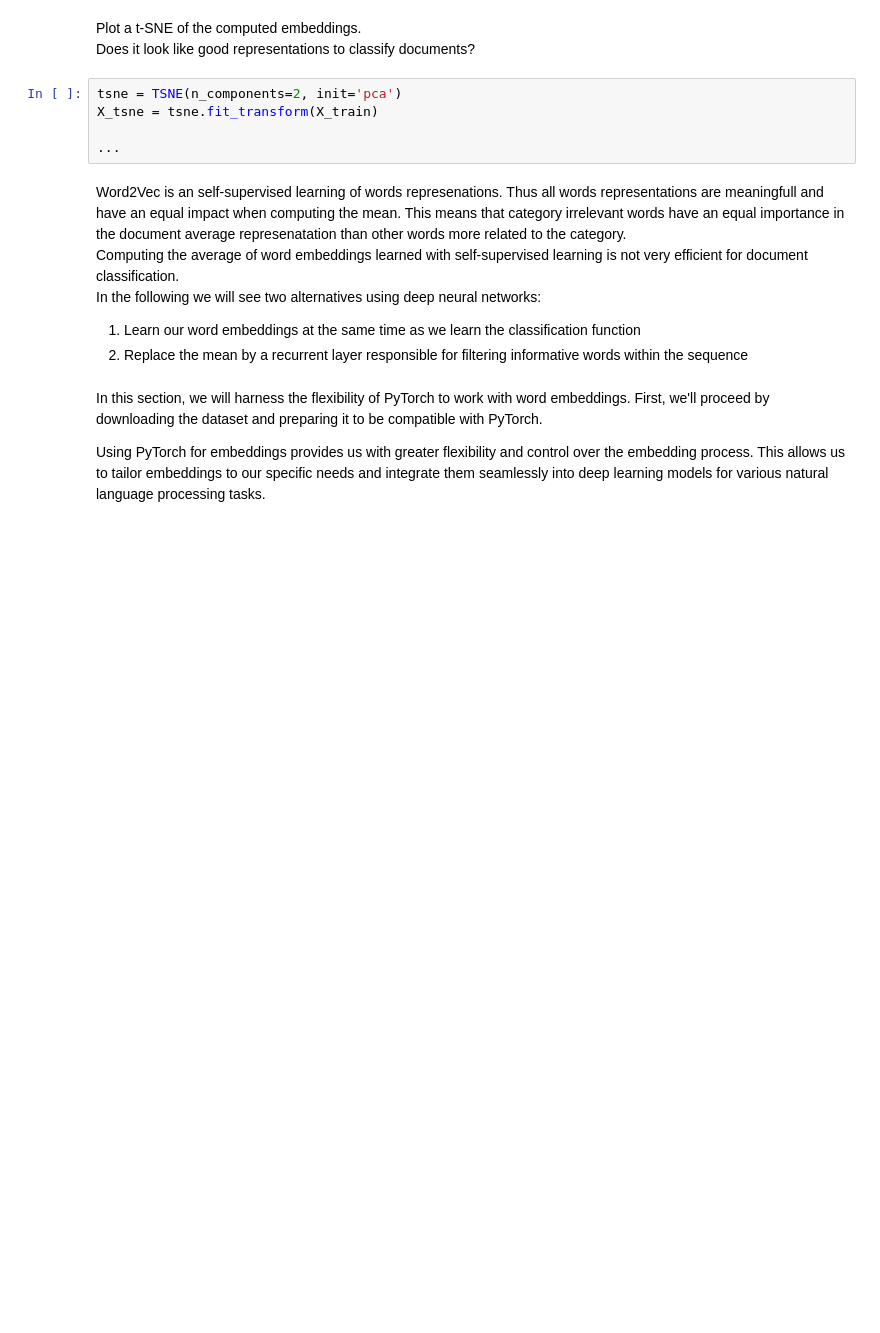
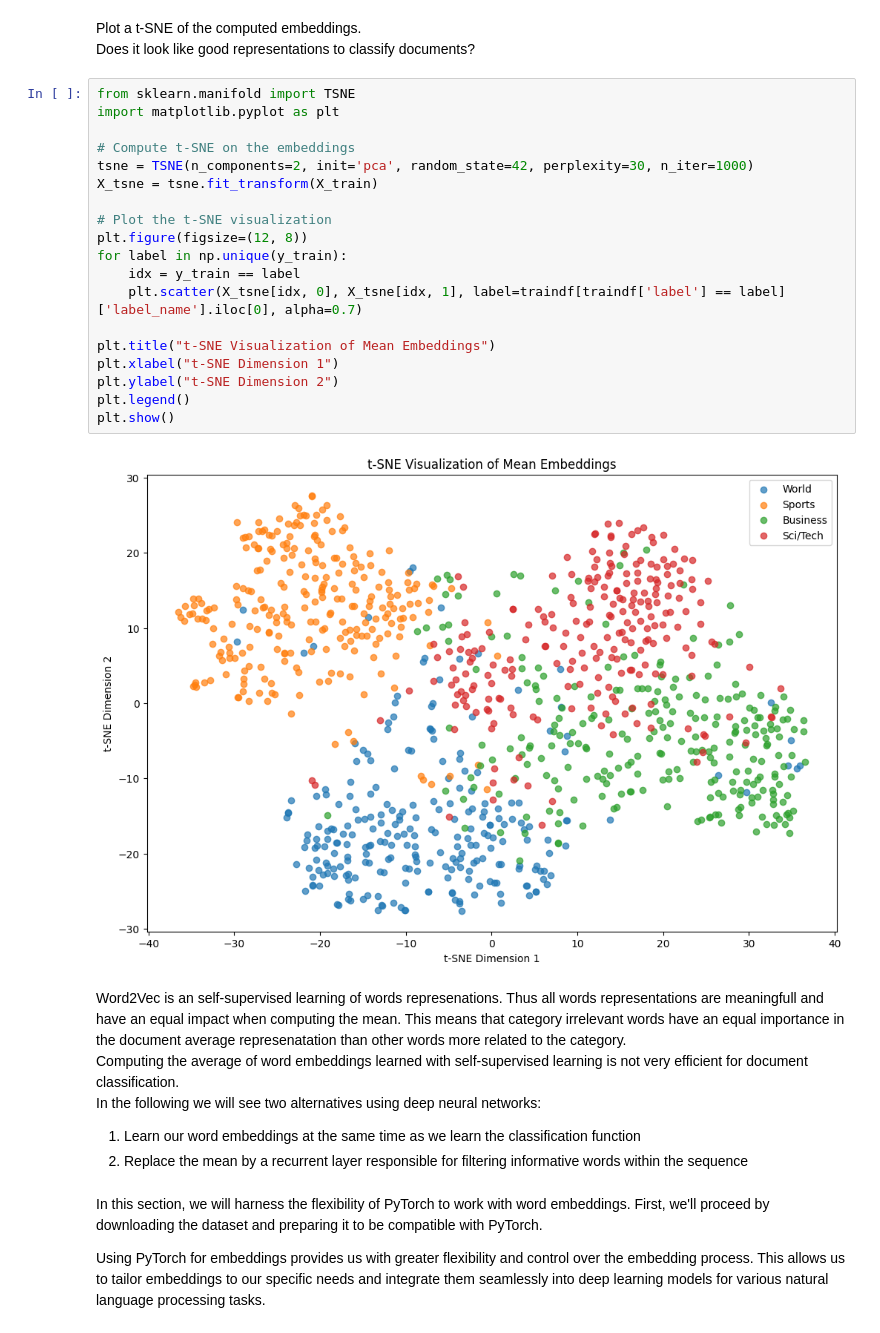
Before and after one commit to mokhtar-khalil/AIF-Notebooks, a Jupyter notebook: nlp/AIF_nlp.ipynb, the cells around one changed output. Drawn from its saved outputs; the diff is of its cells as text; blank space fills up the shorter version.

```diff
--- a/nlp/AIF_nlp.ipynb
+++ b/nlp/AIF_nlp.ipynb
@@ -711,11 +724,27 @@ X_test = np.vstack(testdf['mean_embeddings'].values)
 # %% [markdown]
 Plot a t-SNE of the computed embeddings.
 Does it look like good representations to classify documents?
-# %%
-tsne = TSNE(n_components=2, init='pca')
-X_tsne = tsne.fit_transform(X_train)
-
-...
+# %%
+from sklearn.manifold import TSNE
+import matplotlib.pyplot as plt
+
+# Compute t-SNE on the embeddings
+tsne = TSNE(n_components=2, init='pca', random_state=42, perplexity=30, n_iter=1000)
+X_tsne = tsne.fit_transform(X_train)
+
+# Plot the t-SNE visualization
+plt.figure(figsize=(12, 8))
+for label in np.unique(y_train):
+    idx = y_train == label
+    plt.scatter(X_tsne[idx, 0], X_tsne[idx, 1], label=traindf[traindf['label'] == label]['label_name'].iloc[0], alpha=0.7)
+
+plt.title("t-SNE Visualization of Mean Embeddings")
+plt.xlabel("t-SNE Dimension 1")
+plt.ylabel("t-SNE Dimension 2")
+plt.legend()
+plt.show()
+# %% [output]
+[figure, added]
 # %% [markdown]
 Word2Vec is an self-supervised learning of words represenations. Thus all words representations are meaningfull and have an equal impact when computing the mean.  This means that category irrelevant words have an equal importance in the document average represenatation than other words more related to the category.
 Computing the average of word embeddings learned with self-supervised learning is not very efficient for document classification.
```
Also changed, not shown: parts of 27 cells of this notebook.
